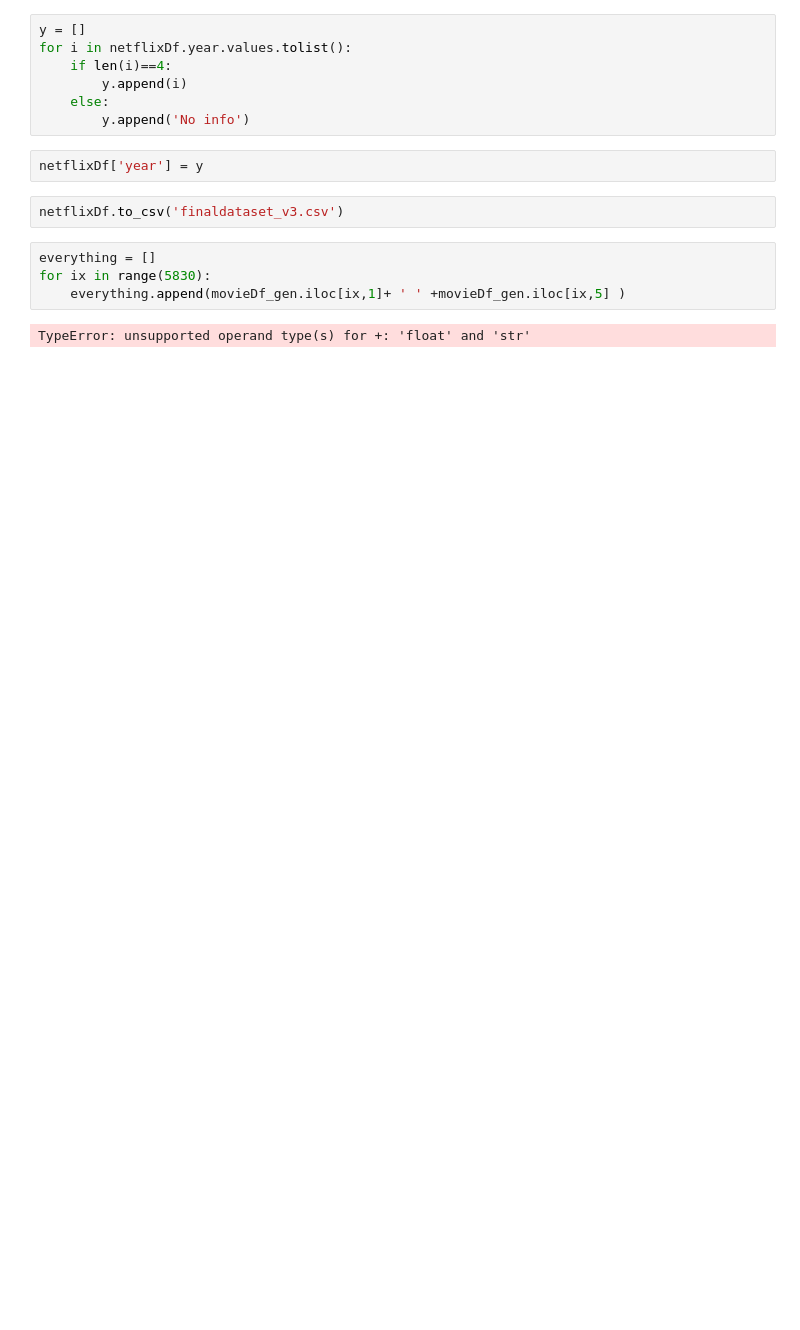
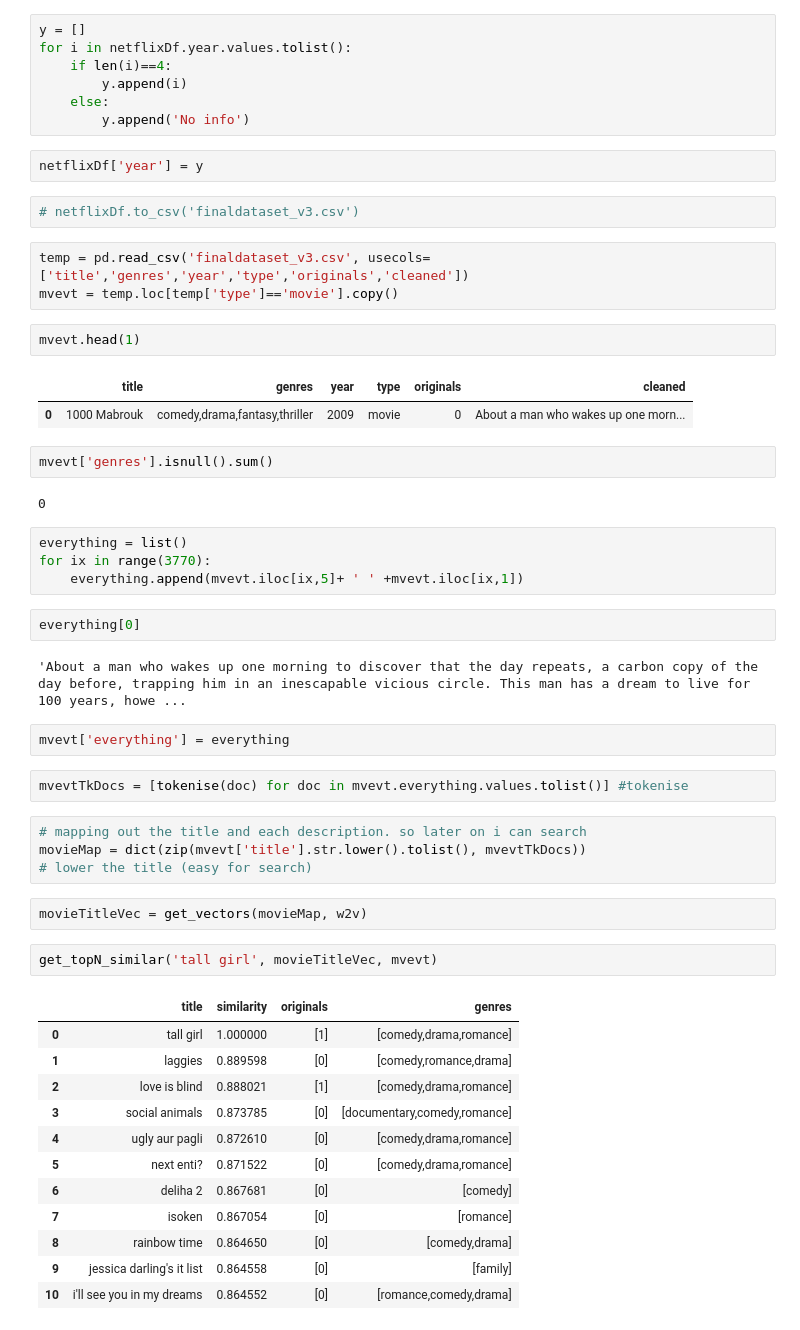
Before and after one commit to hsi-cy/dissertation, a Jupyter notebook: dissertation_v2.ipynb, the cells around one changed output. Cells and saved outputs as stored; diff of their text form; blank space fills up the shorter version.

```diff
--- a/dissertation_v2.ipynb
+++ b/dissertation_v2.ipynb
@@ -249,10 +255,49 @@ for i in netflixDf.year.values.tolist():
 # %%
 netflixDf['year'] = y
 # %%
-netflixDf.to_csv('finaldataset_v3.csv')
+# netflixDf.to_csv('finaldataset_v3.csv')
+# %%
+temp = pd.read_csv('finaldataset_v3.csv', usecols=['title','genres','year','type','originals','cleaned'])
+mvevt = temp.loc[temp['type']=='movie'].copy()
+# %%
+mvevt.head(1)
+# %% [output]
+|  | title | genres | year | type | originals | cleaned |
+| 0 | 1000 Mabrouk | comedy,drama,fantasy,thriller | 2009 | movie | 0 | About a man who wakes up one morn... |
+# %%
+mvevt['genres'].isnull().sum()
+# %% [output]
+0
 # %%
-everything = []
-for ix in range(5830):
-    everything.append(movieDf_gen.iloc[ix,1]+ ' ' +movieDf_gen.iloc[ix,5] )
+everything = list()
+for ix in range(3770):
+    everything.append(mvevt.iloc[ix,5]+ ' ' +mvevt.iloc[ix,1])
-# %% [output]
-TypeError: unsupported operand type(s) for +: 'float' and 'str'
+# %%
+everything[0]
+# %% [output]
+'About a man who wakes up one morning to discover that the day repeats, a carbon copy of the day before, trapping him in an inescapable vicious circle. This man has a dream to live for 100 years, howe ...
+# %%
+mvevt['everything'] = everything
+# %%
+mvevtTkDocs = [tokenise(doc) for doc in mvevt.everything.values.tolist()] #tokenise
+# %%
+# mapping out the title and each description. so later on i can search
+movieMap = dict(zip(mvevt['title'].str.lower().tolist(), mvevtTkDocs))
+# lower the title (easy for search)
+# %%
+movieTitleVec = get_vectors(movieMap, w2v)
+# %%
+get_topN_similar('tall girl', movieTitleVec, mvevt)
+# %% [output]
+|  | title | similarity | originals | genres |
+| 0 | tall girl | 1.000000 | [1] | [comedy,drama,romance] |
+| 1 | laggies | 0.889598 | [0] | [comedy,romance,drama] |
+| 2 | love is blind | 0.888021 | [1] | [comedy,drama,romance] |
+| 3 | social animals | 0.873785 | [0] | [documentary,comedy,romance] |
+| 4 | ugly aur pagli | 0.872610 | [0] | [comedy,drama,romance] |
+| 5 | next enti? | 0.871522 | [0] | [comedy,drama,romance] |
+| 6 | deliha 2 | 0.867681 | [0] | [comedy] |
+| 7 | isoken | 0.867054 | [0] | [romance] |
+| 8 | rainbow time | 0.864650 | [0] | [comedy,drama] |
+| 9 | jessica darling's it list | 0.864558 | [0] | [family] |
+| 10 | i'll see you in my dreams | 0.864552 | [0] | [romance,comedy,drama] |
```
Also changed, not shown: parts of 15 cells of this notebook.
